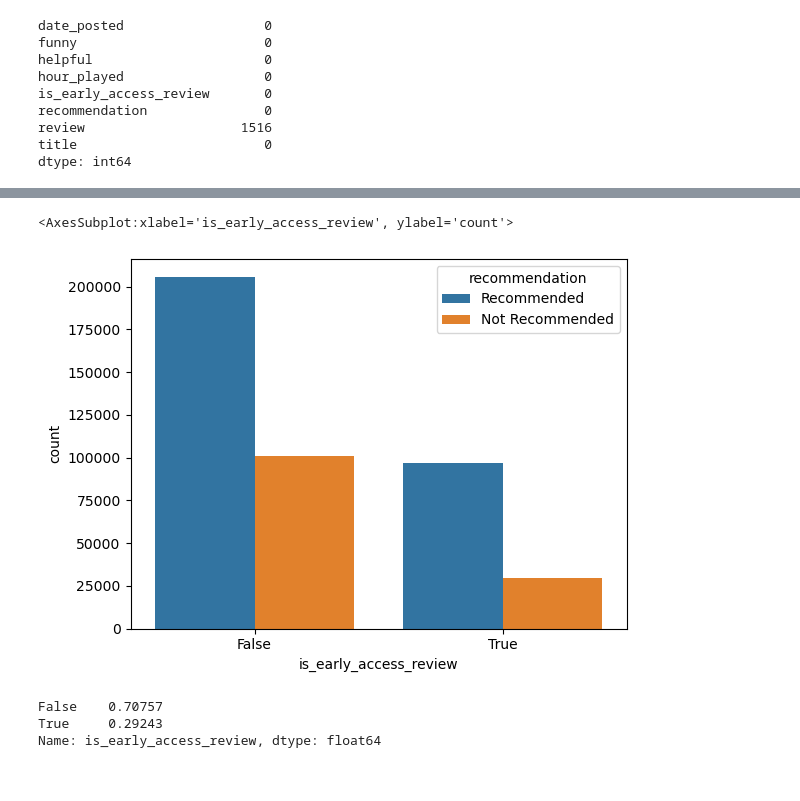
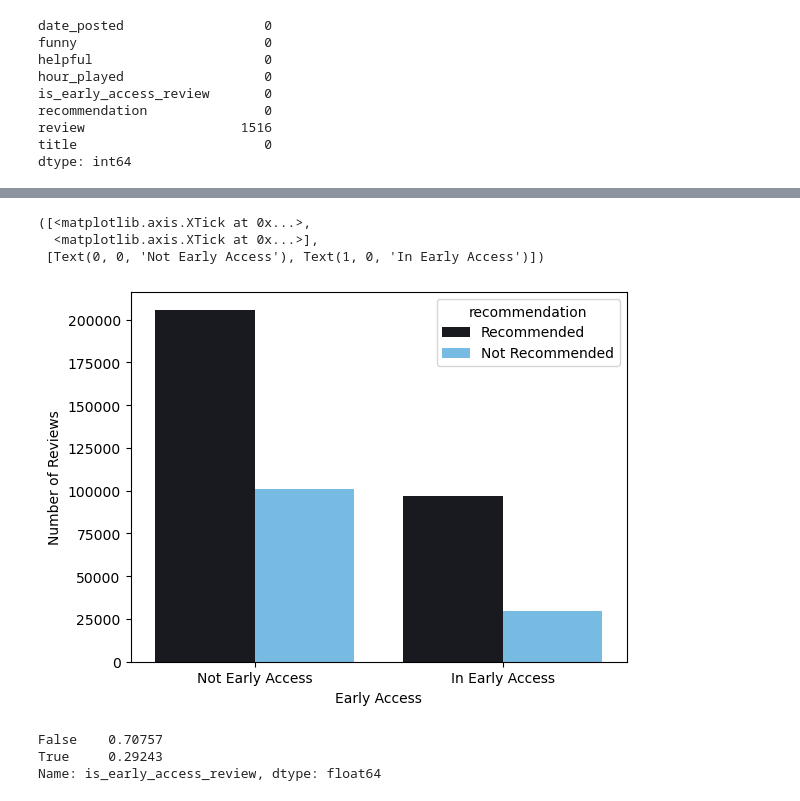
Before and after one commit to Dpassioura/steamreviews, a Jupyter notebook: steamreviews.ipynb, the cells around one changed output, grey strips where cells are left out. Cells and saved outputs as stored; diff of their text form; code cells hidden in the pictures.

```diff
--- a/steamreviews.ipynb
+++ b/steamreviews.ipynb
@@ -55,12 +56,18 @@ dtype: int64
 | 3 | 2018-06-14 | 126 | 1086 | 676 | False | Recommended | Out of all the reviews I wrote Th... | Dead by Daylight |
 | 4 | 2017-06-20 | 85 | 2139 | 612 | False | Recommended | Disclaimer I survivor main. I pla... | Dead by Daylight |
 # %%
+steam_colors = ["#171A21", "#66c0f4", "#1b2838", "#2a475e", "#c7d5e0"]
+sns.set_palette(sns.color_palette(steam_colors))
 sns.countplot(x="is_early_access_review", hue="recommendation", data=df)
-
+plt.xlabel("Early Access")
+plt.ylabel("Number of Reviews")
+plt.xticks([0, 1], ["Not Early Access", "In Early Access"])
 # This graph does to an extent show a relationship, but the bars don't convey it very well.
 # %% [output]
-<AxesSubplot:xlabel='is_early_access_review', ylabel='count'>
+([<matplotlib.axis.XTick at 0x...>,
+  <matplotlib.axis.XTick at 0x...>],
+ [Text(0, 0, 'Not Early Access'), Text(1, 0, 'In Early Access')])
-[figure, old version]
+[figure, new version]
 # %%
 df['is_early_access_review'].value_counts(normalize = True)
 # %% [output]
```
Also changed, not shown: parts of 12 cells of this notebook.
